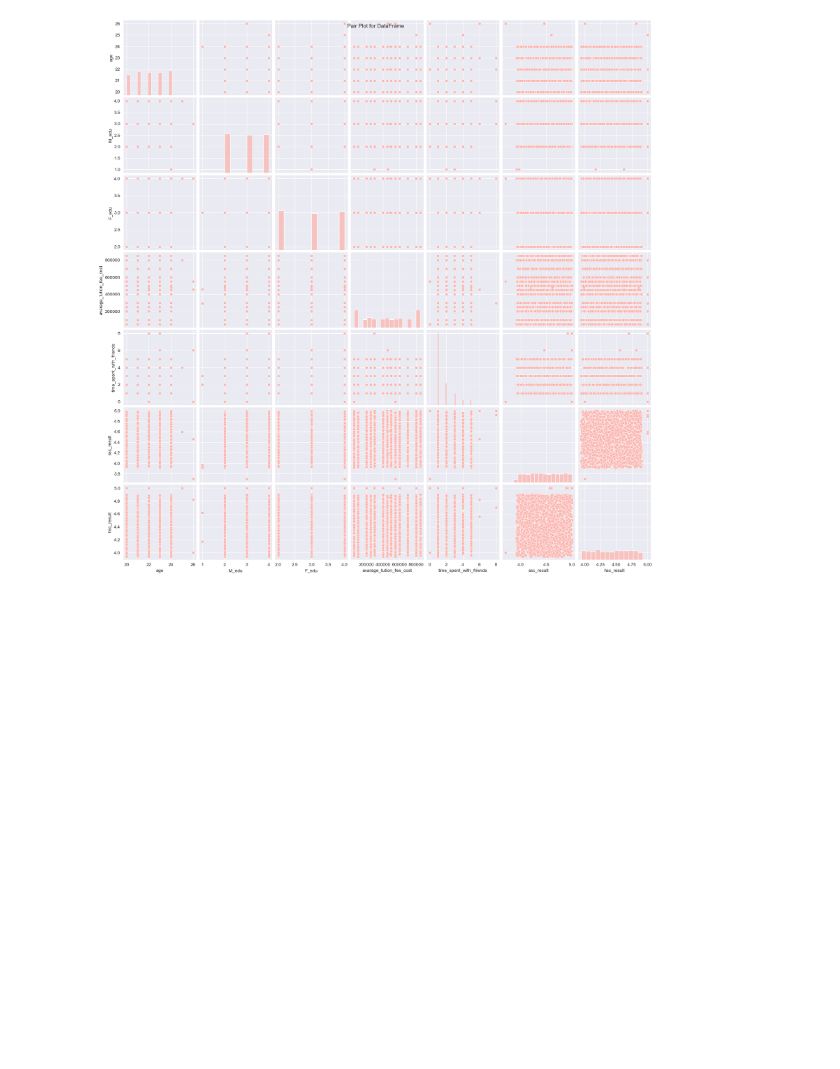
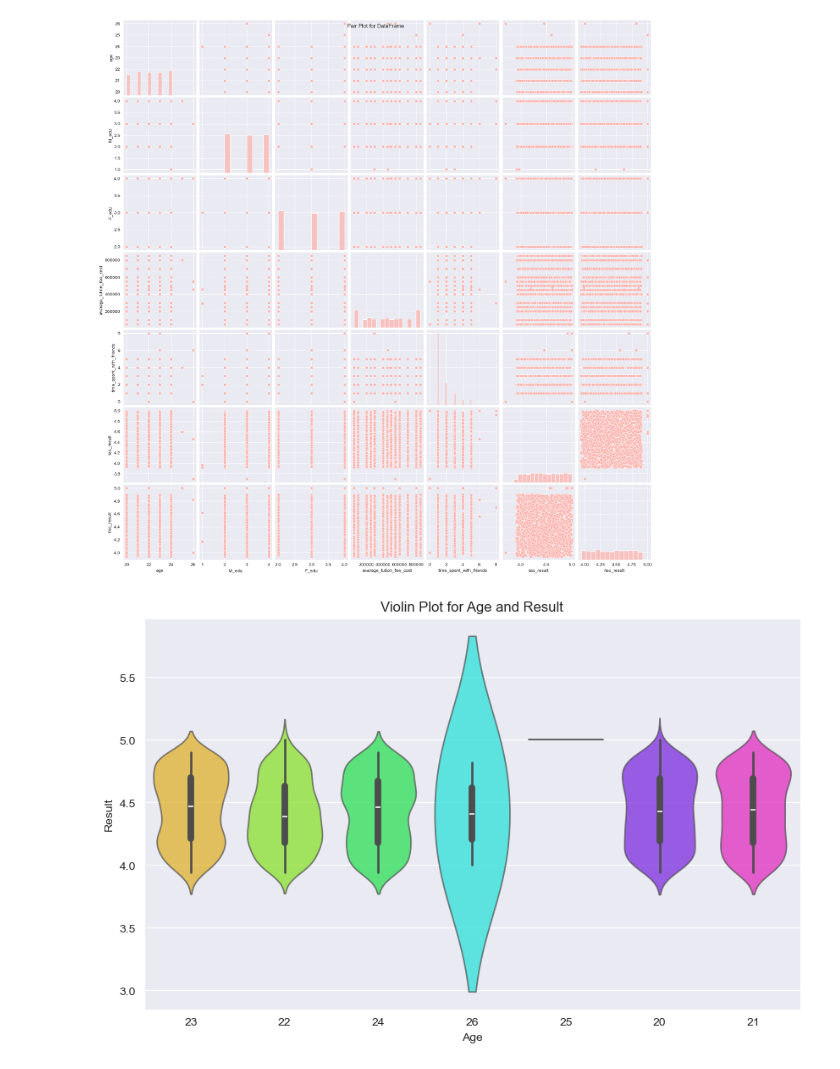
Before and after one commit to ssavi45/Student-Performance-Predictor, a Jupyter notebook: study.ipynb, the cells around one changed output. Drawn from its saved outputs; the diff is of its cells as text; code cells hidden in the pictures; blank space fills up the shorter version.

Commit message:
violin plot added

```diff
--- a/study.ipynb
+++ b/study.ipynb
@@ -207,3 +207,19 @@ plt.show()
 # %% [output]
 <Figure size 1000x600 with 0 Axes>
 [figure]
+# %%
+df['age_str'] = df['age'].astype(str)
+
+unique_ages = df['age_str'].unique()
+palette = {age: sns.color_palette("hsv", len(unique_ages))[i] for i, age in enumerate(unique_ages)}
+
+plt.figure(figsize=(10, 6))
+
+sns.violinplot(x='age_str', y='hsc_result', data=df, palette=palette, alpha=0.7)
+
+plt.title('Violin Plot for Age and Result')
+plt.xlabel('Age')
+plt.ylabel('Result')
+plt.show()
+# %% [output]
+[figure, added]
```
